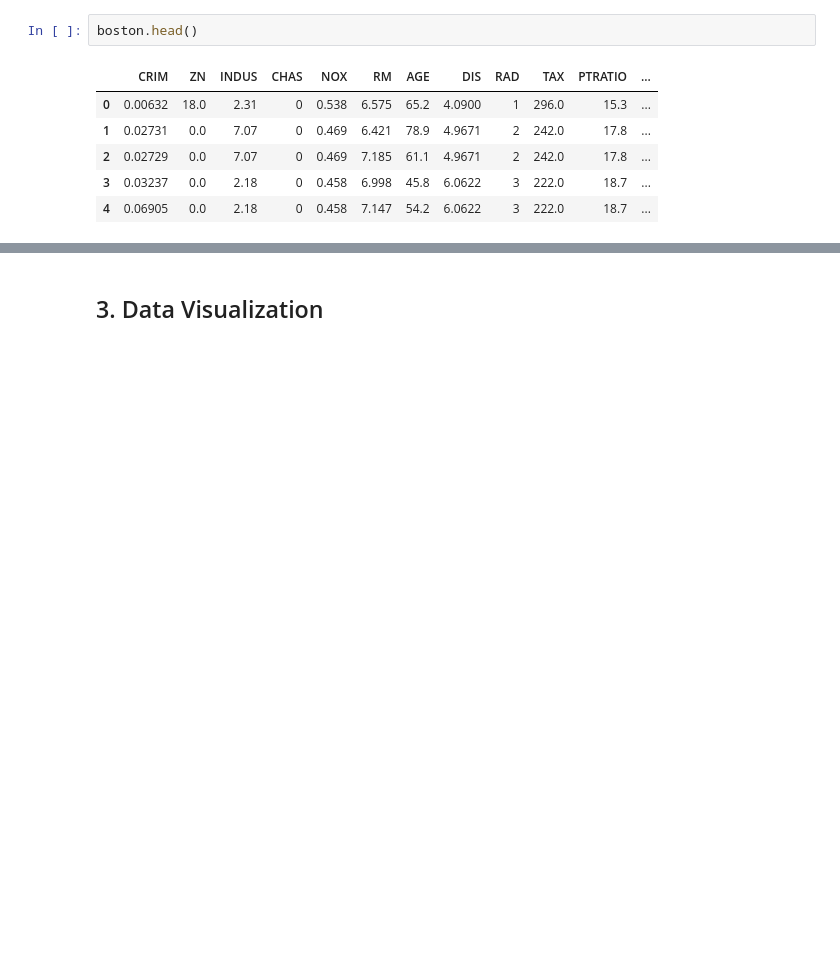
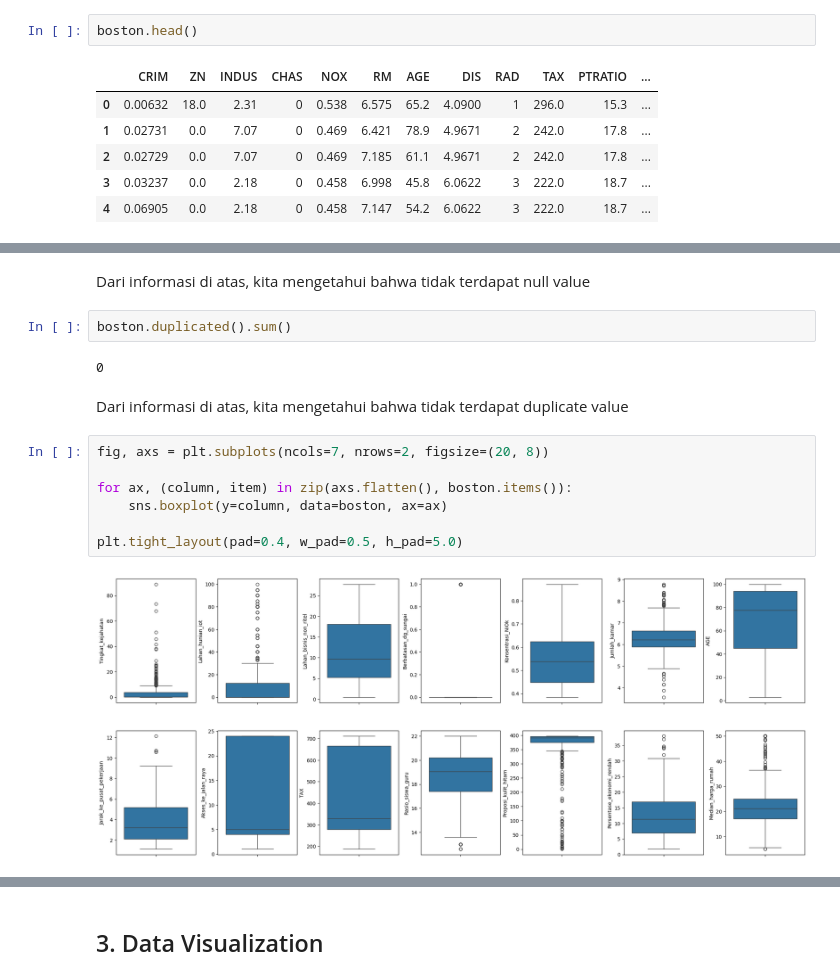
Before and after one commit to MeliaPrnmsr/final_projectml, a Jupyter notebook: final.ipynb, the cells around one changed output, grey strips where cells are left out. Saved outputs shown, nothing was run; the diff lists cells and outputs as text; blank space fills up the shorter version.

```diff
--- a/final.ipynb
+++ b/final.ipynb
@@ -99,0 +94,17 @@ note: tidak ada data yang duplikat
+# %% [markdown]
+Dari informasi di atas, kita mengetahui bahwa tidak terdapat null value
+# %%
+boston.duplicated().sum()
+# %% [output]
+0
+# %% [markdown]
+Dari informasi di atas, kita mengetahui bahwa tidak terdapat duplicate value
+# %%
+fig, axs = plt.subplots(ncols=7, nrows=2, figsize=(20, 8))
+
+for ax, (column, item) in zip(axs.flatten(), boston.items()):
+    sns.boxplot(y=column, data=boston, ax=ax)
+
+plt.tight_layout(pad=0.4, w_pad=0.5, h_pad=5.0)
+# %% [output]
+[figure, added]
```
Also changed, not shown: parts of 22 cells of this notebook.
